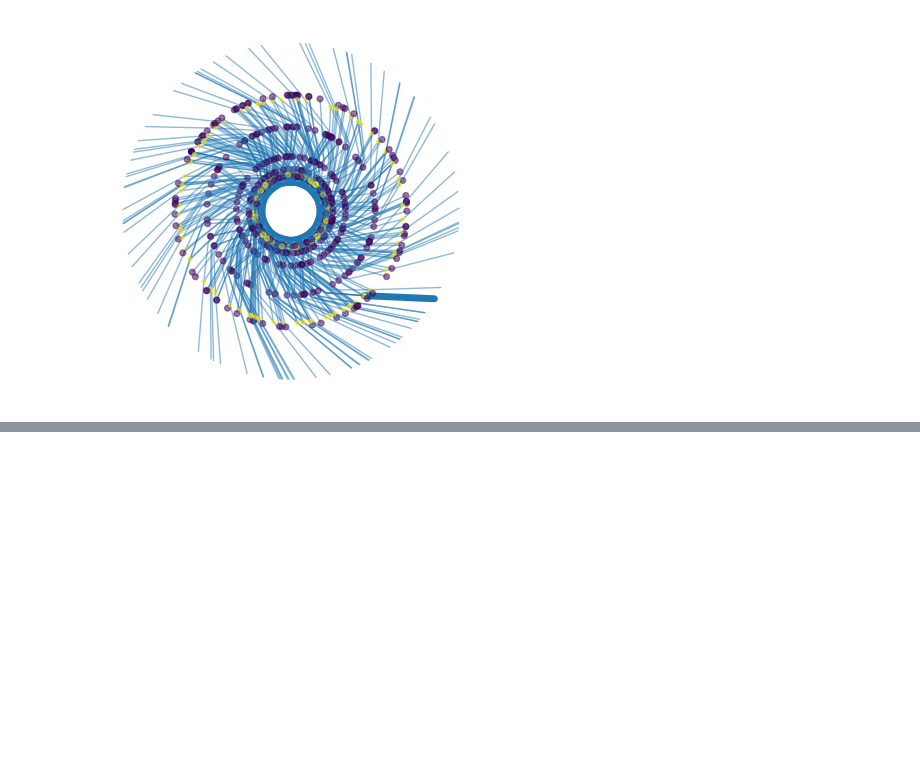
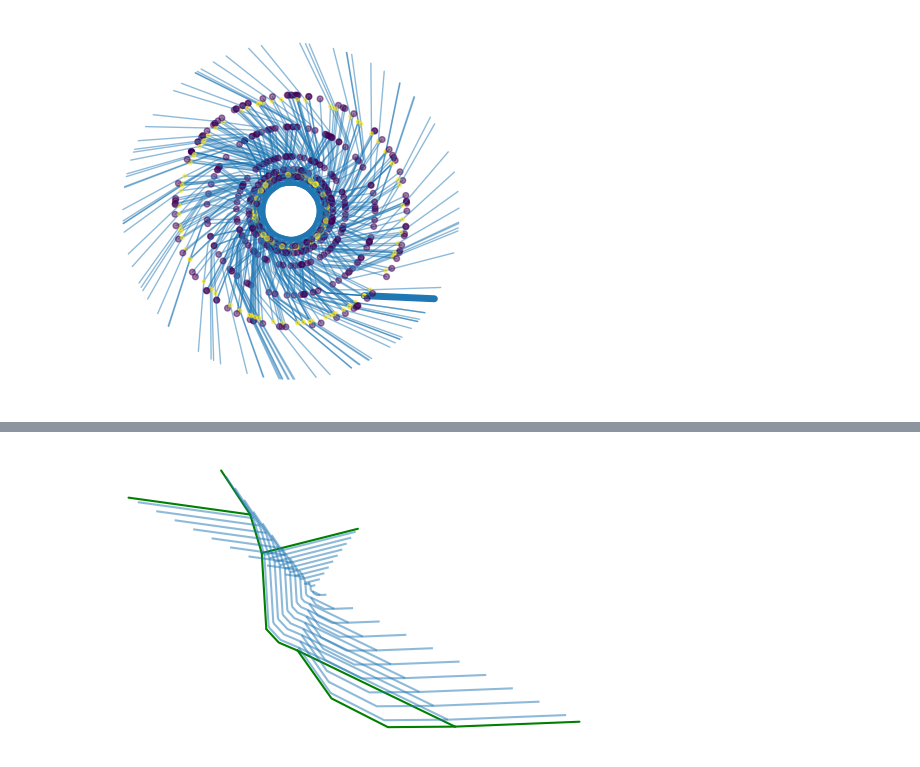
Before and after one commit to pyswmm/swmmio, a Jupyter notebook: docs/usage/making_art_with_swmm.ipynb, the cells around one changed output, grey strips where cells are left out. Saved outputs shown, nothing was run; the diff lists cells and outputs as text; code cells hidden in the pictures; blank space fills up the shorter version.

Commit message:
actually added the fractal visualizations

```diff
--- a/docs/usage/making_art_with_swmm.ipynb
+++ b/docs/usage/making_art_with_swmm.ipynb
@@ -60,0 +69,60 @@ Now we are talking.
+# %%
+def scale_model_coords(model, scale_factor, center_point):
+    """
+    Apply a scaling factor to all coordinates in the model, such that the coordinates
+    appear to shrink or expand about a given center point.
+
+    Parameters
+    ----------
+    model : swmmio.Model
+        The SWMM model whose coordinates are to be scaled.
+    scale_factor : float
+        The factor by which to scale the coordinates.
+    center_point : tuple
+        The (x, y) point about which to scale the coordinates.
+
+    Returns
+    -------
+    swmmio.Model
+        The model with scaled coordinates.
+    """
+    def scale_coordinates(coords, scale_factor, center_point):
+        coords = np.array(coords)
+        center_point = np.array(center_point)
+        scaled_coords = center_point + scale_factor * (coords - center_point)
+        return scaled_coords.tolist()
+
+    model.inp.coordinates = pd.DataFrame(
+        data=scale_coordinates(model.inp.coordinates.values, scale_factor, center_point),
+        columns=model.inp.coordinates.columns,
+        index=model.inp.coordinates.index
+    )
+    model.inp.vertices = pd.DataFrame(
+        data=scale_coordinates(model.inp.vertices.values, scale_factor, center_point),
+        columns=model.inp.vertices.columns,
+        index=model.inp.vertices.index
+    )
+    model.inp.polygons = pd.DataFrame(
+        data=scale_coordinates(model.inp.polygons.values, scale_factor, center_point),
+        columns=model.inp.polygons.columns,
+        index=model.inp.polygons.index
+    )
+    return model
+
+
+# let's see if that worked
+jersey = swmmio.Model(jersey.inp.path)
+(xc, yc), [x1, y1, x2, y2] = centroid_and_bbox_from_coords(jersey.inp.coordinates)
+
+# start the plot as usual
+ax = jersey.links.geodataframe.plot(color='green', capstyle='round')
+
+# scale the model a bunch of times and plot it
+for scale in np.arange(0.05, 1, 0.1):
+    jersey = swmmio.Model(jersey.inp.path)
+    jersey = scale_model_coords(jersey, scale, (xc, yc))
+    jersey.links.geodataframe.plot(ax=ax, alpha=0.5)
+
+ax.set_axis_off()
+# %% [output]
+[figure, added]
```
Also changed, not shown: parts of 12 cells of this notebook, 1 other file.
